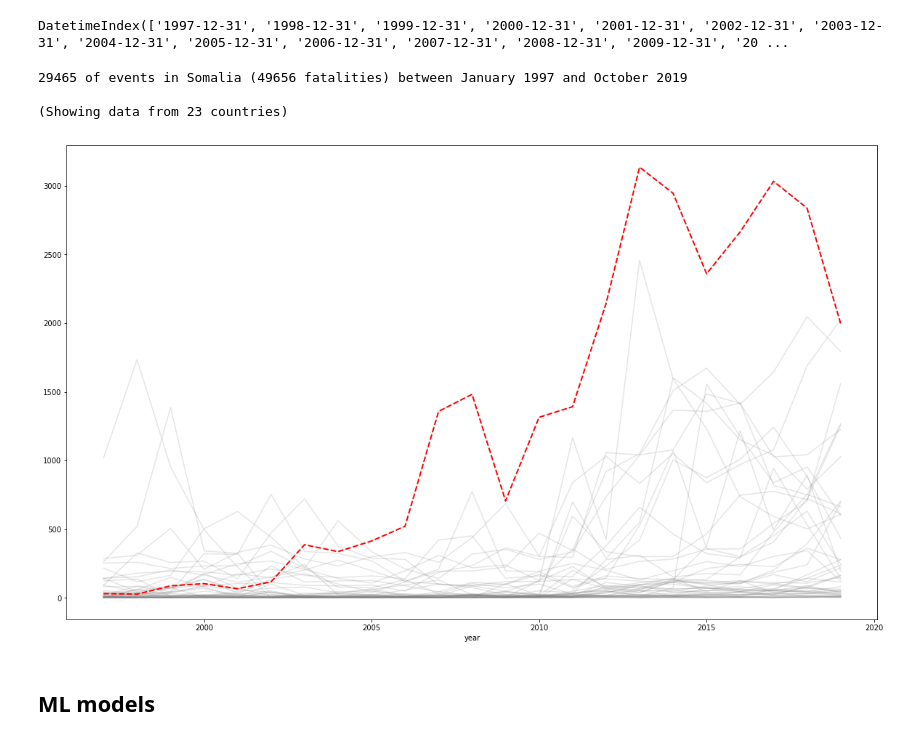
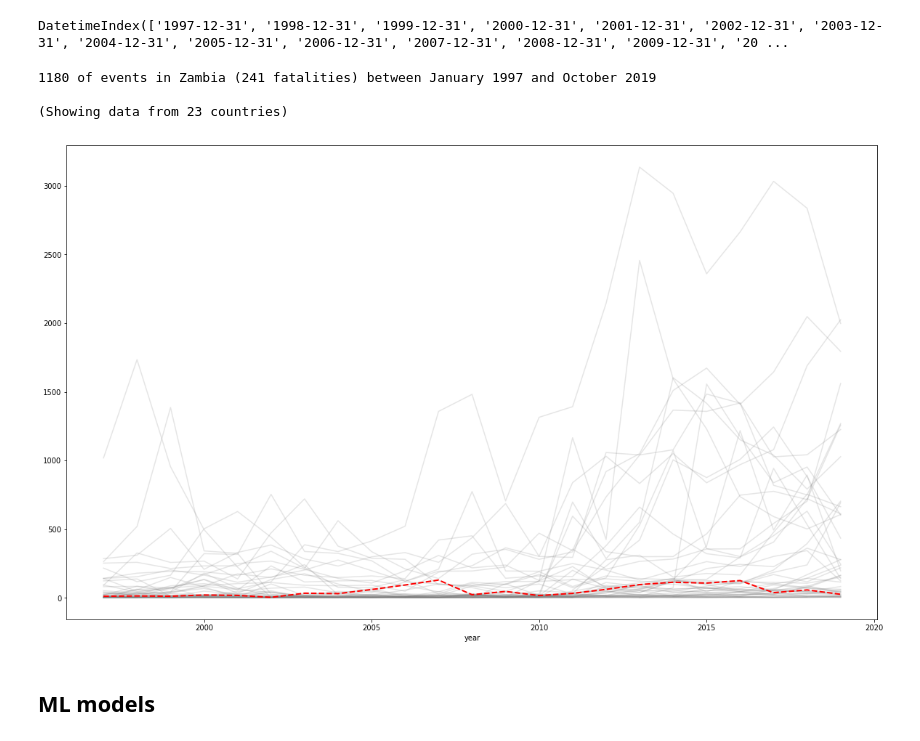
Before and after one commit to cmdelaserna/press-freedom, a Jupyter notebook: notebooks/ACLED data - Africa dataset.ipynb, the cells around one changed output. Saved outputs shown, nothing was run; the diff lists cells and outputs as text; code cells hidden in the pictures.

```diff
--- a/notebooks/ACLED data - Africa dataset.ipynb
+++ b/notebooks/ACLED data - Africa dataset.ipynb
@@ -194,14 +192,15 @@ def country_data(data, name_country = ""):
 
     except (NameError, KeyError) as e:
         print('Error {}'.format(e))
+        plt.legend().remove()
         pass
 # %%
-country_data(df, 'Somalia')
+country_data(df, 'Zambia')
 # %% [output]
-29465 of events in Somalia (49656 fatalities) between January 1997 and October 2019
+1180 of events in Zambia (241 fatalities) between January 1997 and October 2019
 
 (Showing data from 23 countries)
-[figure, old version]
+[figure, new version]
 # %% [markdown]
 ## ML models
 # %%
```
Also changed, not shown: parts of 16 cells of this notebook.
